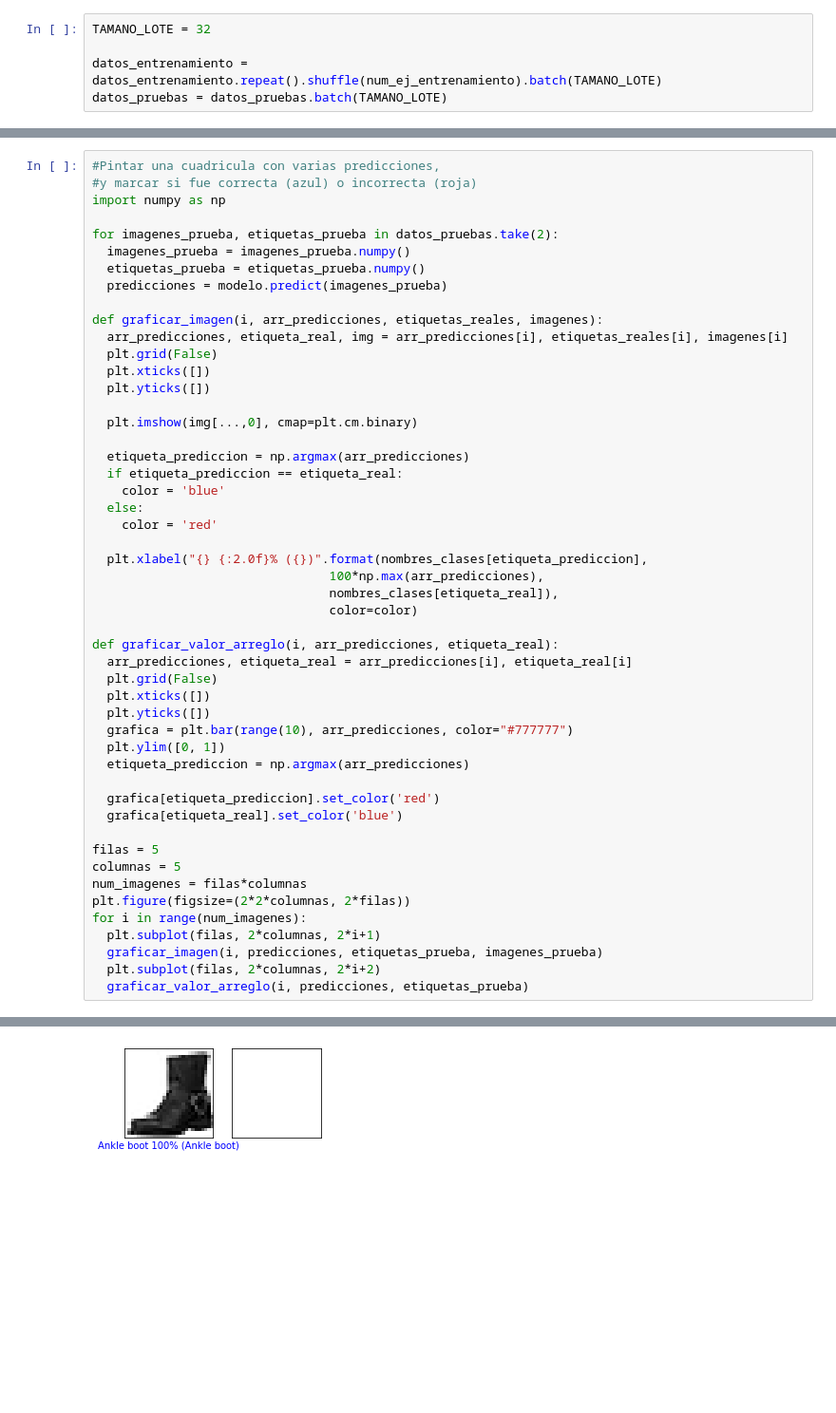
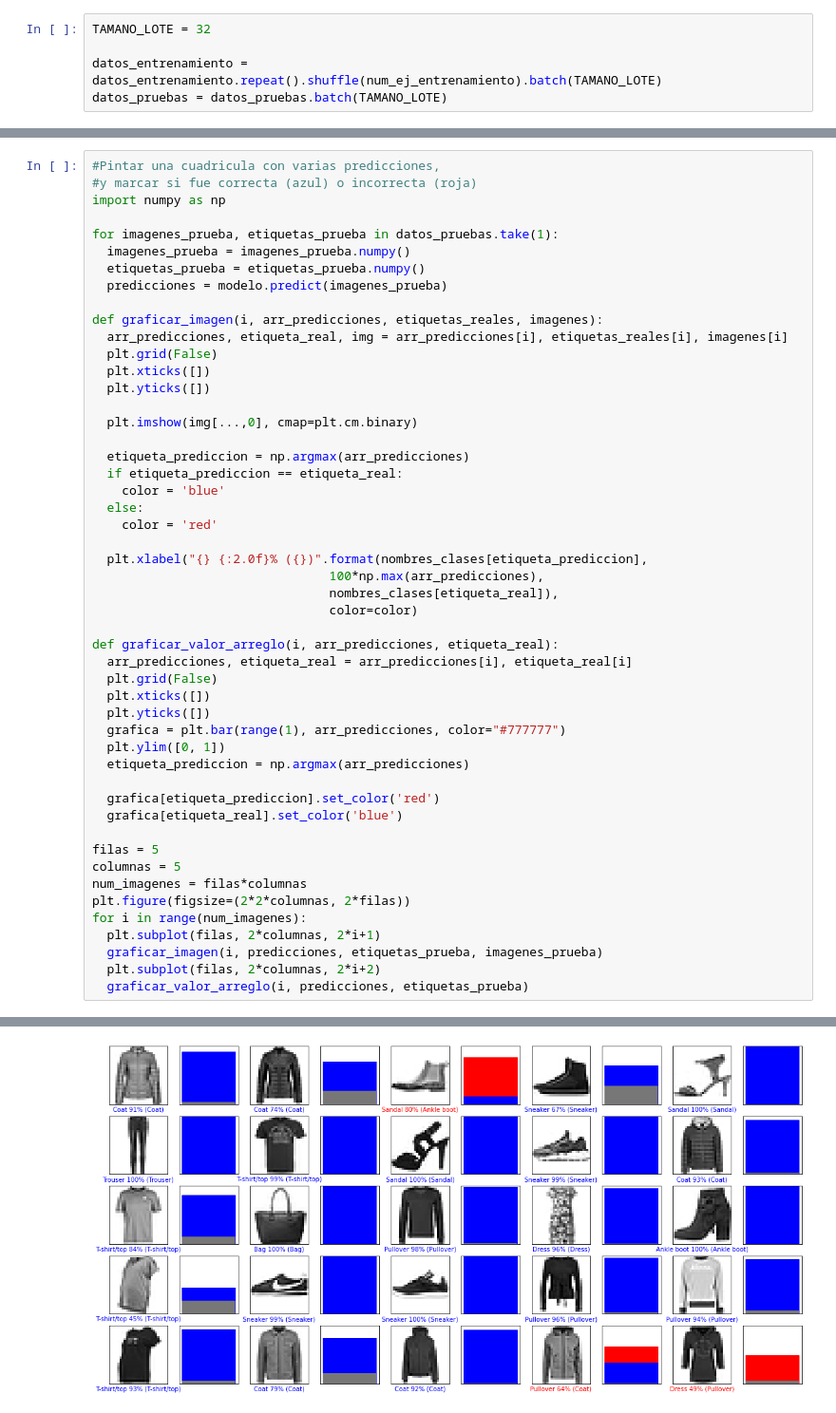
Before and after one commit to 4ntnio/clasificadorImagenes, a Jupyter notebook: TP1/Clasificación_ropa.ipynb, the cells around one changed output, grey strips where cells are left out. Shown: that part at 95% size. Saved outputs shown, nothing was run; the diff lists cells and outputs as text; blank space fills up the shorter version.

```diff
--- a/TP1/Clasificación_ropa.ipynb
+++ b/TP1/Clasificación_ropa.ipynb
@@ -149,7 +99,7 @@ plt.plot(historial.history["loss"])
 #y marcar si fue correcta (azul) o incorrecta (roja)
 import numpy as np
 
-for imagenes_prueba, etiquetas_prueba in datos_pruebas.take(2):
+for imagenes_prueba, etiquetas_prueba in datos_pruebas.take(1):
   imagenes_prueba = imagenes_prueba.numpy()
   etiquetas_prueba = etiquetas_prueba.numpy()
   predicciones = modelo.predict(imagenes_prueba)
@@ -178,7 +128,7 @@ def graficar_valor_arreglo(i, arr_predicciones, etiqueta_real):
   plt.grid(False)
   plt.xticks([])
   plt.yticks([])
-  grafica = plt.bar(range(10), arr_predicciones, color="#777777")
+  grafica = plt.bar(range(1), arr_predicciones, color="#777777")
   plt.ylim([0, 1])
   etiqueta_prediccion = np.argmax(arr_predicciones)
 
@@ -199 +148 @@ ValueError: ignored
-[figure, old version]
+[figure, new version]
```
Also changed, not shown: parts of 8 cells of this notebook.
